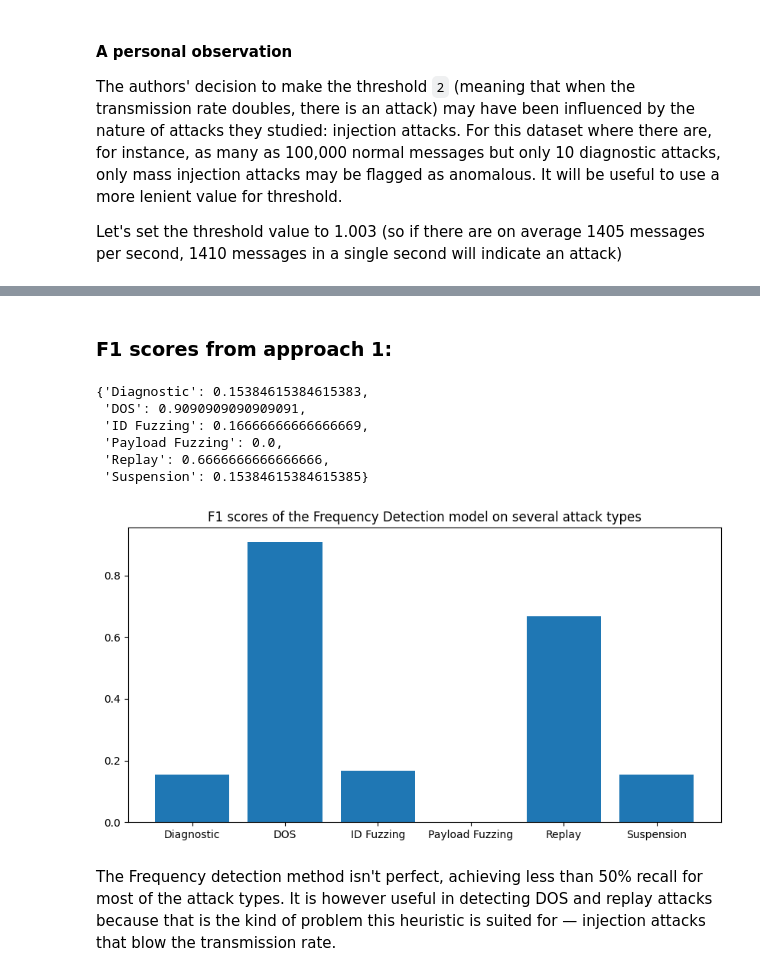
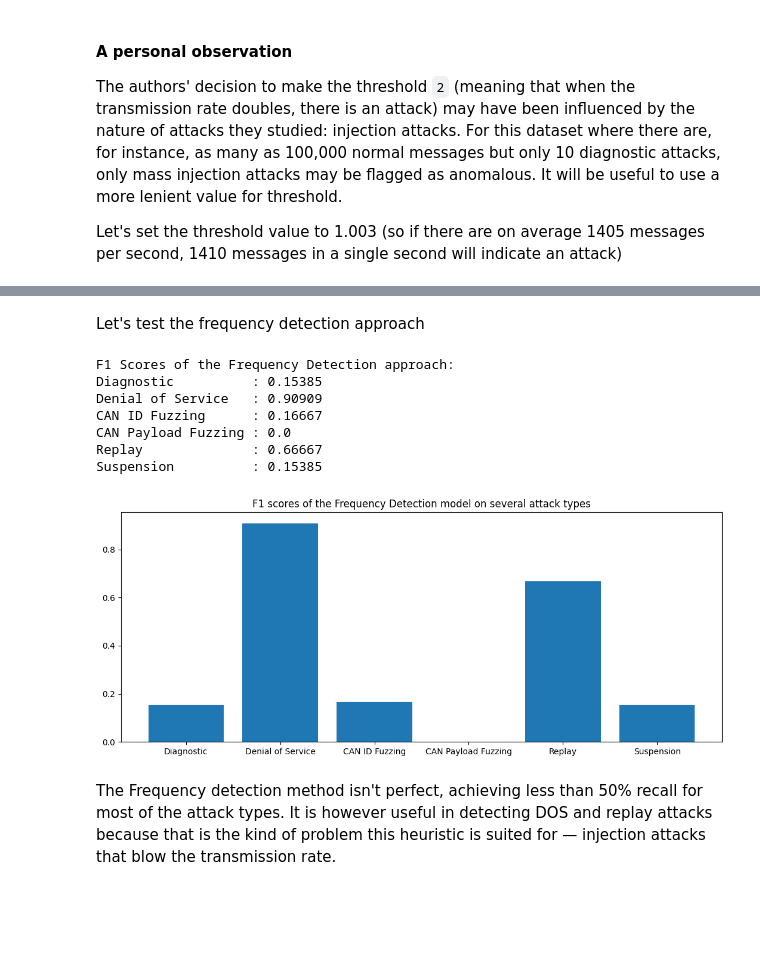
Before and after one commit to akin-oladejo/can-anomaly-detection, a Jupyter notebook: notebooks/Detecting Attacks on the Renault CAN data.ipynb, the cells around one changed output, grey strips where cells are left out. Drawn from its saved outputs; the diff is of its cells as text; code cells hidden in the pictures; blank space fills up the shorter version.

Commit message:
feat: test approaches using test_approach() function

```diff
--- a/notebooks/Detecting Attacks on the Renault CAN data.ipynb
+++ b/notebooks/Detecting Attacks on the Renault CAN data.ipynb
@@ -57,12 +57,14 @@ It will be helpful to define all the functionality we need for the different app
 class CANUtils():
     def __init__(self, dataset_path:str = '/content/drive/MyDrive/datasets/RenaultClio',
                  preprocess:bool = True,
-                 preserve_timestamp = True):
+                 preserve_timestamp = True,
+                 add_helper_features = False):
         """Load and preprocess datasets; load standard scaler and one-hot encoder"""
         self.dataset_path = dataset_path
         self.preprocess = preprocess
         self.ss_scaler = joblib.load('std_scaler.bin') # standard scaler
         self.oh_encoder = joblib.load('oh_encoder.bin') # one-hot encoder
+        self.add_helper_features = add_helper_features
 
         # load and preprocess train dataset
         self.train = self.load_csv('training.log', generate_dummy_label=False)
@@ -101,12 +103,14 @@ class CANUtils():
         # extract CAN message, convert to float and scale
         message = id_and_message[1].apply(lambda x: ' '.join(x[i:i+2] for i in range(0, len(x), 2))) # space out
         message = message.str.split(' ', expand=True) # split message into 8 features
-        message.fillna('FF', inplace=True) # pad short messages with 00 to make 8 features
+        message.fillna('-01', inplace=True) # pad short messages with 00 to make 8 features
         message = message.apply(lambda x : x.astype(str).map(lambda x : float(int(x, base=16)))) # convert hex values to float
         message = self.ss_scaler.transform(message)
 
         timestamp = df['timestamp'].apply(lambda x: x.strip('()')) # strip parentheses on timestamp
         timestamp = pd.to_datetime(timestamp, unit='s') # convert epoch to datetime
+
+
         data = pd.concat([pd.DataFrame(message), pd.DataFrame(id)], axis=1).set_index(timestamp)
 
         # generate a label with a default class of 0. Anomalies will be labelled with the generate_labels() method
@@ -171,6 +254,7 @@ class Freq:
         self.normal_rate:float|None = None
         self.confusion_matrix = None
         self.threshold = threshold
+        self.model_name_ = 'Frequency Detection'
 
         # store f1 scores for visualization later
         self.attack_f1 = dict()
@@ -178,7 +262,8 @@ class Freq:
     def get_freq(self, df):
         """Obtain the frequency of CAN messages for each second"""
         # replace the data with a counting column but retain the timestamps
-        df = pd.concat([pd.Series(df.index), pd.Series(np.ones(df.shape[0]), name='message_count')], axis=1)
+        df = pd.concat([pd.Series(df.index),
+                        pd.Series(np.ones(df.shape[0]), name='message_count')], axis=1)
 
         # group by second
         freqs = df.groupby(pd.Grouper(key='timestamp', axis=0, freq='S')).count()
@@ -194,30 +279,32 @@ class Freq:
     def predict(self, test_X:pd.DataFrame):
         self.test_freqs = self.get_freq(test_X)
         preds = (self.test_freqs > (self.threshold * self.normal_rate)).astype(int)
-        return preds
+        return preds.loc[:,'message_count'].values
 
     def transform_labels(self, labels):
         """Transform the label by grouping by second"""
         label_df = labels.reset_index()
         labels = label_df.groupby(pd.Grouper(key='timestamp', axis=0, freq='S')).any().astype(int)
+        # labels = label_df.groupby(pd.Grouper(key='timestamp', axis=0, freq='S')).sum()
 
         return labels
 
-    def detect_anomalies(self, test_X, test_labels, attack_name, return_preds=False):
+    def detect_anomalies(self, test_X, test_labels, attack_name, print_report=True, return_preds=False):
         labels = self.transform_labels(test_labels)
 
         # instantiate isolation forest model
         preds = self.predict(test_X)
-        print(f'Performance of the Frequency Detection approach on {attack_name} attack:')
-        print(classification_report(labels, preds))
+        if print_report:
+            print(f'Performance of the {self.model_name_} approach on {attack_name} attack:')
+            print(classification_report(labels, preds))
 
         self.attack_f1[attack_name] = f1_score(labels, preds) # store the f1 score
 
         if return_preds: return preds
 
     def chart_f1(self):
-        plt.figure(figsize=(10,5))
-        plt.title('F1 scores of the Frequency Detection model on several attack types')
+        plt.figure(figsize=(13,5))
+        plt.title(f'F1 scores of the {self.model_name_} model on several attack types')
         x, y = list(self.attack_f1.keys()), list(self.attack_f1.values())
         ax = plt.bar(x, y)
 # %% [markdown]
@@ -362,18 +332,18 @@ weighted avg       0.83      0.87      0.83        83
-# %% [markdown]
-### F1 scores from approach 1:
-# %%
-freq.attack_f1
-# %% [output]
-{'Diagnostic': 0.15384615384615383,
- 'DOS': 0.9090909090909091,
- 'ID Fuzzing': 0.16666666666666669,
- 'Payload Fuzzing': 0.0,
- 'Replay': 0.6666666666666666,
- 'Suspension': 0.15384615384615385}
-# %%
-freq.chart_f1()
-# %% [output]
-[figure, removed]
+# %% [markdown]
+Let's test the frequency detection approach
+# %%
+test_approach(model=freq,
+              utils=utils1,
+              print_report=False)
+# %% [output]
+F1 Scores of the Frequency Detection approach:
+Diagnostic          : 0.15385
+Denial of Service   : 0.90909
+CAN ID Fuzzing      : 0.16667
+CAN Payload Fuzzing : 0.0
+Replay              : 0.66667
+Suspension          : 0.15385
+[figure, added]
 # %% [markdown]
 The Frequency detection method isn't perfect, achieving less than 50% recall for most of the attack types. It is however useful in detecting DOS and replay attacks because that is the kind of problem this heuristic is suited for — injection attacks that blow the transmission rate.
 # %% [markdown]
```
Also changed, not shown: parts of 72 cells of this notebook.
